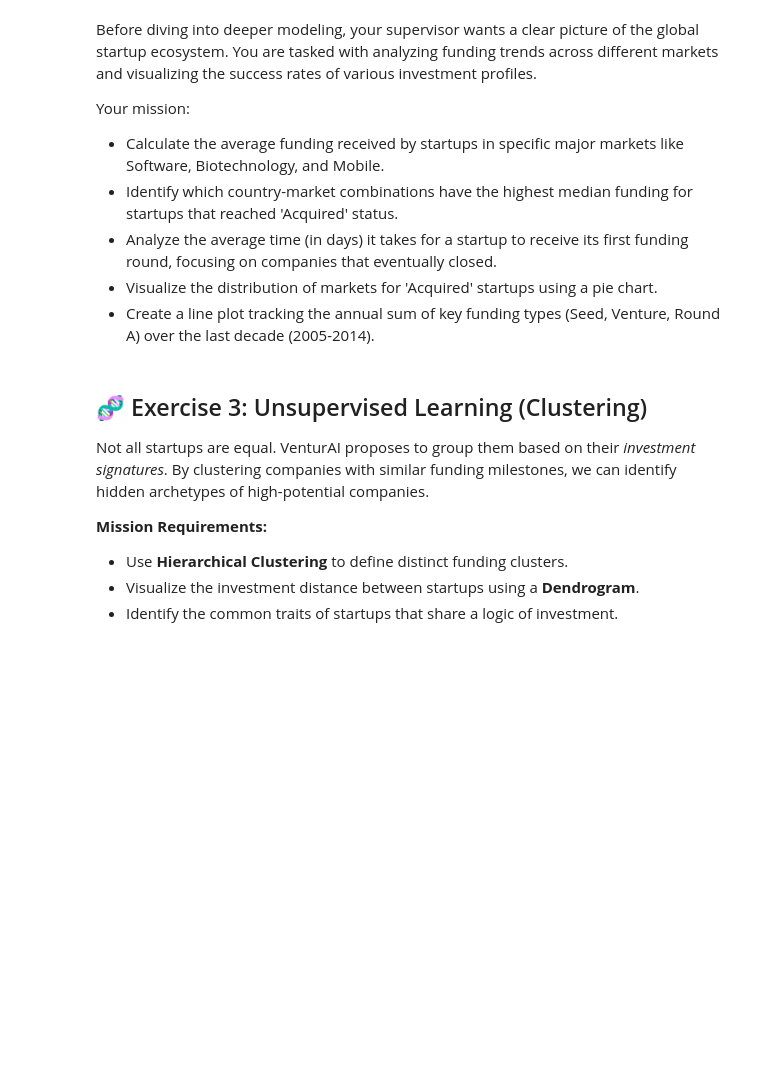
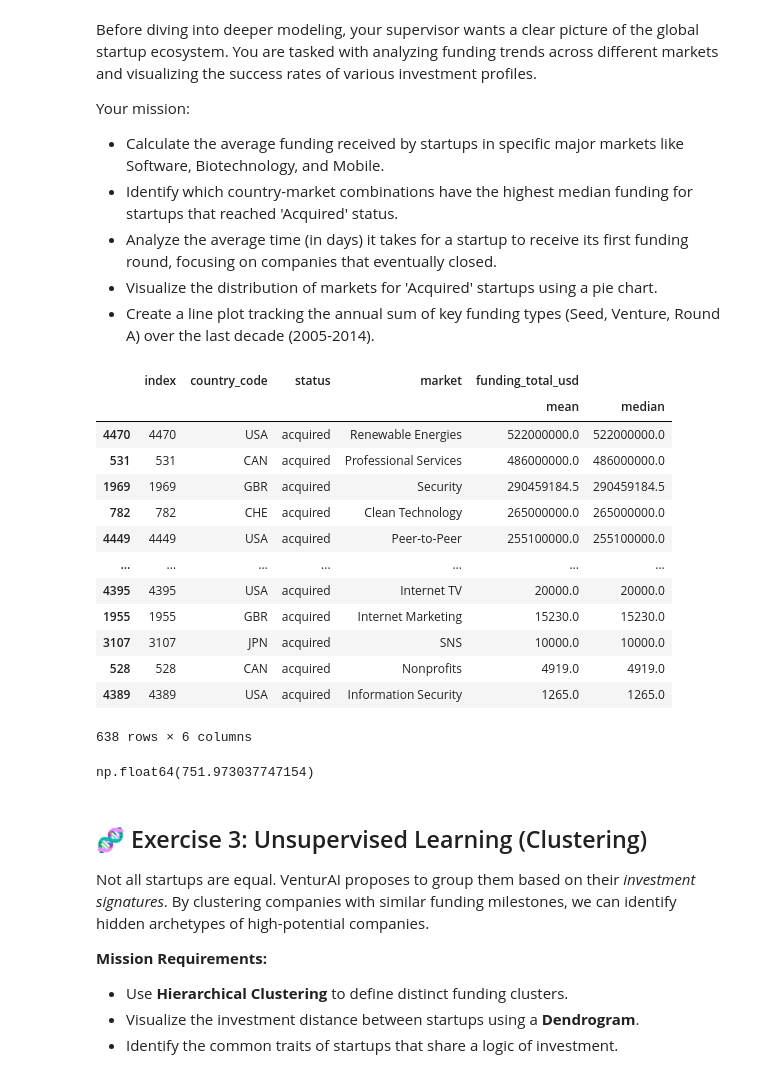
Before and after one commit to Theotgir/BIA, a Jupyter notebook: Assignment/Assignment_2026_v1.1.ipynb, the cells around one changed output. Saved outputs shown, nothing was run; the diff lists cells and outputs as text; code cells hidden in the pictures; blank space fills up the shorter version.

```diff
--- a/Assignment/Assignment_2026_v1.1.ipynb
+++ b/Assignment/Assignment_2026_v1.1.ipynb
@@ -194,14 +194,44 @@ Your mission:
 # %%
 # Question 4: Identify which country-market combination has the highest median funding for "Acquired" startups.
 
 #Group the data by country_code, status, and market.
 #Calculate the mean and median funding for each group.
 #Hint: Use the as_index=False parameter in your groupby to keep the columns accessible for visualization.
+group = data_venture.groupby(["country_code", "status", "market"], as_index=False)
+group = group.agg({"funding_total_usd": ["mean", "median"]})
+group = group.reset_index()
+group
+
+acquired = group[group["status"] == "acquired"]
+acquired = acquired.sort_values(by=("funding_total_usd", "median"), ascending=False)
+acquired
+# %% [output]
+|  | index | country_code | status | market | funding_total_usd |  |
+|  |  |  |  |  | mean | median |
+| 4470 | 4470 | USA | acquired | Renewable Energies | 522000000.0 | 522000000.0 |
+| 531 | 531 | CAN | acquired | Professional Services | 486000000.0 | 486000000.0 |
+| 1969 | 1969 | GBR | acquired | Security | 290459184.5 | 290459184.5 |
+| 782 | 782 | CHE | acquired | Clean Technology | 265000000.0 | 265000000.0 |
+| 4449 | 4449 | USA | acquired | Peer-to-Peer | 255100000.0 | 255100000.0 |
+| ... | ... | ... | ... | ... | ... | ... |
+| 4395 | 4395 | USA | acquired | Internet TV | 20000.0 | 20000.0 |
+| 1955 | 1955 | GBR | acquired | Internet Marketing | 15230.0 | 15230.0 |
+| 3107 | 3107 | JPN | acquired | SNS | 10000.0 | 10000.0 |
+| 528 | 528 | CAN | acquired | Nonprofits | 4919.0 | 4919.0 |
+| 4389 | 4389 | USA | acquired | Information Security | 1265.0 | 1265.0 |
+638 rows × 6 columns
 # %%
 # Question 5: What is the average days_to_funding for companies that are now "Closed"?
 
 # The dates are currently strings. Convert founded_at and first_funding_at to datetime objects.
 #Create a new column called days_to_funding, calculating the number of days between the date the company was founded and its first funding round.
+closed = data_venture[data_venture["status"] == "closed"]
+closed["founded_at"] = pd.to_datetime(closed["founded_at"])
+closed["first_funding_at"] = pd.to_datetime(closed["first_funding_at"])
+closed["days_to_funding"] = (closed["first_funding_at"] - closed["founded_at"]).dt.days
+closed["days_to_funding"].mean()
+# %% [output]
+np.float64(751.973037747154)
 # %%
 # Question 6: Create a pie chart showing the top 5 markets by count for acquired startups.
 
```
